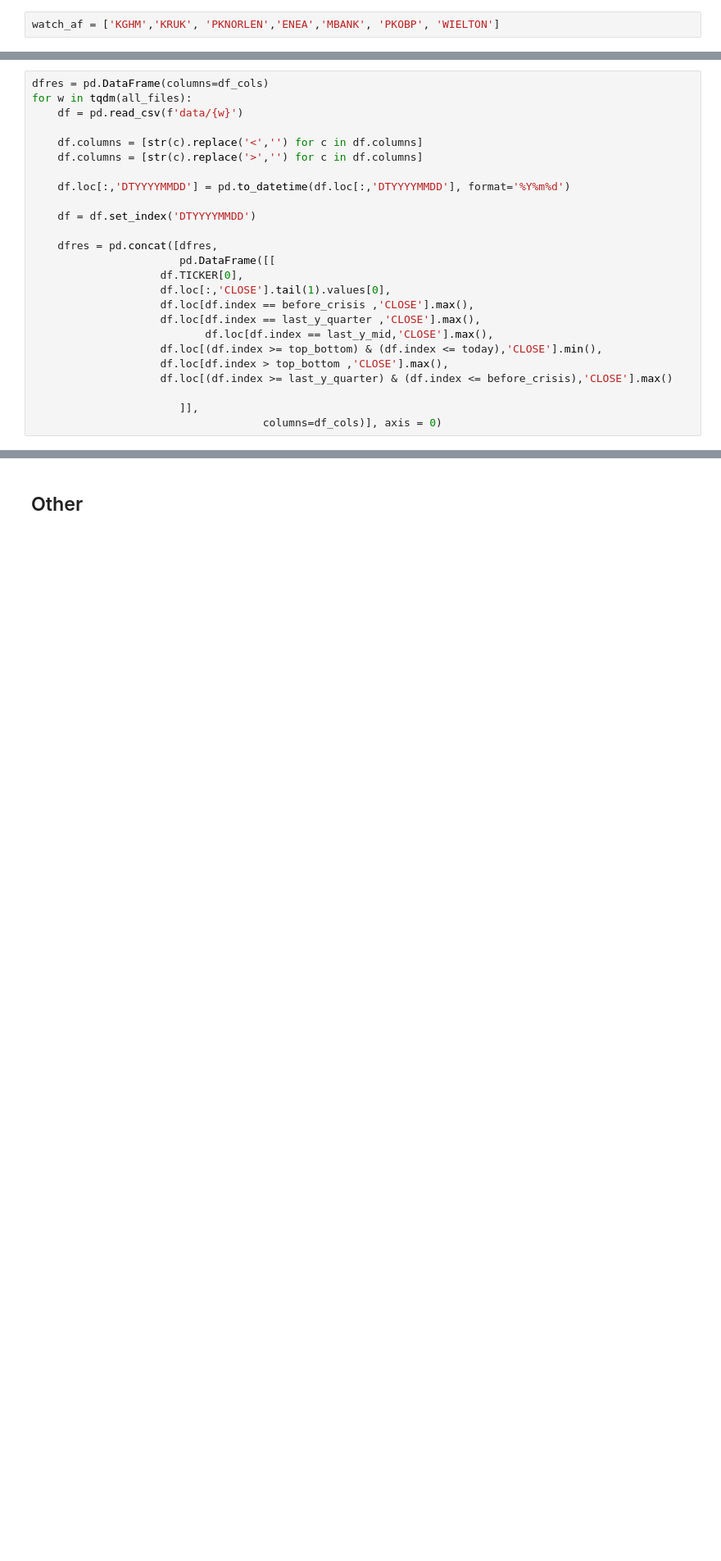
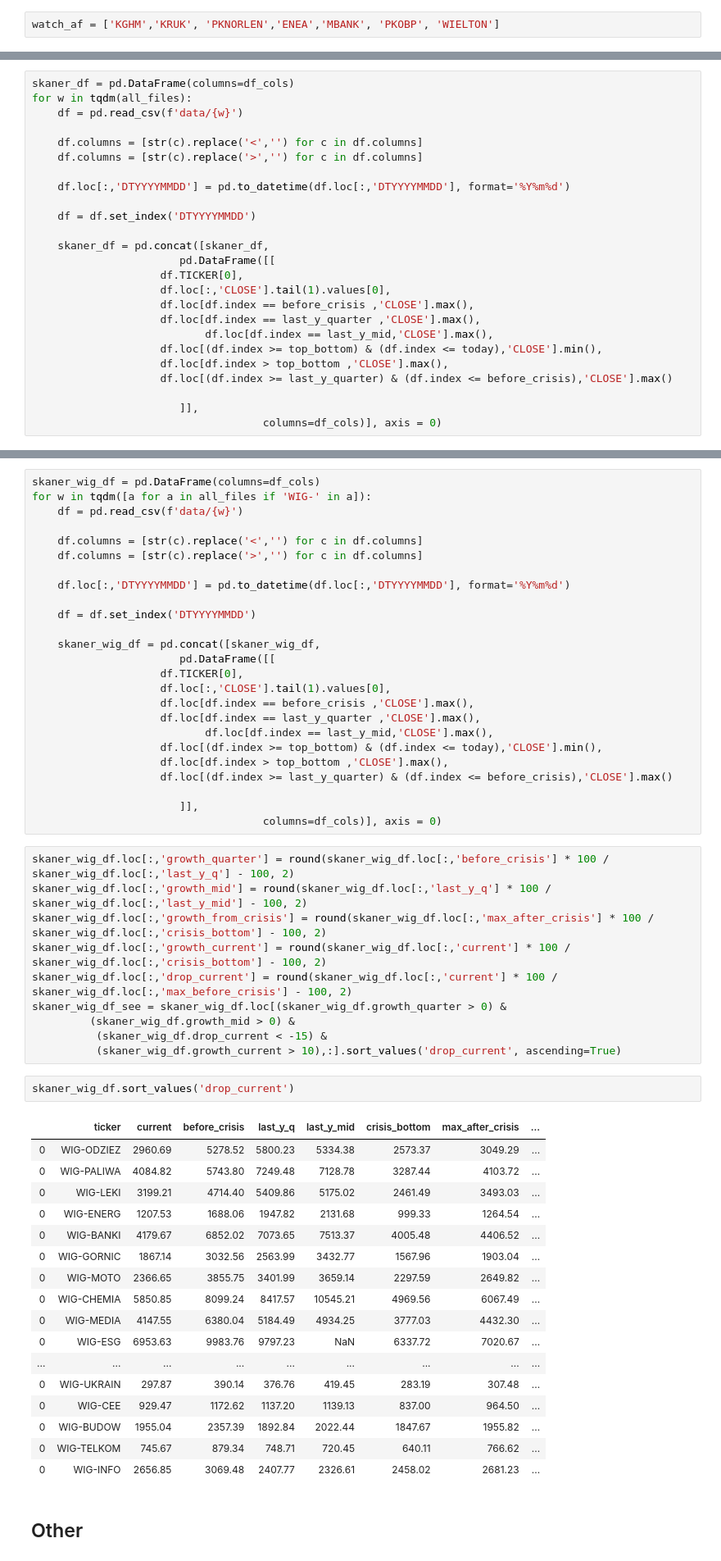
Before and after one commit to showeye/wse_analytics, a Jupyter notebook: bossa.ipynb, the cells around one changed output, grey strips where cells are left out. Shown: that part at 82% size. Drawn from its saved outputs; the diff is of its cells as text; blank space fills up the shorter version.

```diff
--- a/bossa.ipynb
+++ b/bossa.ipynb
@@ -105,5 +150,5 @@ df_cols = ['ticker', 'current', 'before_crisis', 'last_y_q', 'last_y_mid',
 # %%
-dfres = pd.DataFrame(columns=df_cols)
+skaner_df = pd.DataFrame(columns=df_cols)
 for w in tqdm(all_files):
     df = pd.read_csv(f'data/{w}')
 
@@ -114,7 +159,7 @@ for w in tqdm(all_files):
 
     df = df.set_index('DTYYYYMMDD')
 
-    dfres = pd.concat([dfres,
+    skaner_df = pd.concat([skaner_df,
                        pd.DataFrame([[
                     df.TICKER[0],
                     df.loc[:,'CLOSE'].tail(1).values[0],
@@ -147,2 +205,57 @@ dfres.shape
+# %%
+skaner_wig_df = pd.DataFrame(columns=df_cols)
+for w in tqdm([a for a in all_files if 'WIG-' in a]):
+    df = pd.read_csv(f'data/{w}')
+
+    df.columns = [str(c).replace('<','') for c in df.columns]
+    df.columns = [str(c).replace('>','') for c in df.columns]
+
+    df.loc[:,'DTYYYYMMDD'] = pd.to_datetime(df.loc[:,'DTYYYYMMDD'], format='%Y%m%d')
+
+    df = df.set_index('DTYYYYMMDD')
+
+    skaner_wig_df = pd.concat([skaner_wig_df,
+                       pd.DataFrame([[
+                    df.TICKER[0],
+                    df.loc[:,'CLOSE'].tail(1).values[0],
+                    df.loc[df.index == before_crisis ,'CLOSE'].max(),
+                    df.loc[df.index == last_y_quarter ,'CLOSE'].max(),
+                           df.loc[df.index == last_y_mid,'CLOSE'].max(),
+                    df.loc[(df.index >= top_bottom) & (df.index <= today),'CLOSE'].min(),
+                    df.loc[df.index > top_bottom ,'CLOSE'].max(),
+                    df.loc[(df.index >= last_y_quarter) & (df.index <= before_crisis),'CLOSE'].max()
+
+                       ]],
+                                    columns=df_cols)], axis = 0)
+# %%
+skaner_wig_df.loc[:,'growth_quarter'] = round(skaner_wig_df.loc[:,'before_crisis'] * 100 / skaner_wig_df.loc[:,'last_y_q'] - 100, 2)
+skaner_wig_df.loc[:,'growth_mid'] = round(skaner_wig_df.loc[:,'last_y_q'] * 100 / skaner_wig_df.loc[:,'last_y_mid'] - 100, 2)
+skaner_wig_df.loc[:,'growth_from_crisis'] = round(skaner_wig_df.loc[:,'max_after_crisis'] * 100 / skaner_wig_df.loc[:,'crisis_bottom'] - 100, 2)
+skaner_wig_df.loc[:,'growth_current'] = round(skaner_wig_df.loc[:,'current'] * 100 / skaner_wig_df.loc[:,'crisis_bottom'] - 100, 2)
+skaner_wig_df.loc[:,'drop_current'] = round(skaner_wig_df.loc[:,'current'] * 100 / skaner_wig_df.loc[:,'max_before_crisis'] - 100, 2)
+skaner_wig_df_see = skaner_wig_df.loc[(skaner_wig_df.growth_quarter > 0) &
+         (skaner_wig_df.growth_mid > 0) &
+          (skaner_wig_df.drop_current < -15) &
+          (skaner_wig_df.growth_current > 10),:].sort_values('drop_current', ascending=True)
+# %%
+skaner_wig_df.sort_values('drop_current')
+# %% [output]
+|  | ticker | current | before_crisis | last_y_q | last_y_mid | crisis_bottom | max_after_crisis | ... |
+| 0 | WIG-ODZIEZ | 2960.69 | 5278.52 | 5800.23 | 5334.38 | 2573.37 | 3049.29 | ... |
+| 0 | WIG-PALIWA | 4084.82 | 5743.80 | 7249.48 | 7128.78 | 3287.44 | 4103.72 | ... |
+| 0 | WIG-LEKI | 3199.21 | 4714.40 | 5409.86 | 5175.02 | 2461.49 | 3493.03 | ... |
+| 0 | WIG-ENERG | 1207.53 | 1688.06 | 1947.82 | 2131.68 | 999.33 | 1264.54 | ... |
+| 0 | WIG-BANKI | 4179.67 | 6852.02 | 7073.65 | 7513.37 | 4005.48 | 4406.52 | ... |
+| 0 | WIG-GORNIC | 1867.14 | 3032.56 | 2563.99 | 3432.77 | 1567.96 | 1903.04 | ... |
+| 0 | WIG-MOTO | 2366.65 | 3855.75 | 3401.99 | 3659.14 | 2297.59 | 2649.82 | ... |
+| 0 | WIG-CHEMIA | 5850.85 | 8099.24 | 8417.57 | 10545.21 | 4969.56 | 6067.49 | ... |
+| 0 | WIG-MEDIA | 4147.55 | 6380.04 | 5184.49 | 4934.25 | 3777.03 | 4432.30 | ... |
+| 0 | WIG-ESG | 6953.63 | 9983.76 | 9797.23 | NaN | 6337.72 | 7020.67 | ... |
+| ... | ... | ... | ... | ... | ... | ... | ... | ... |
+| 0 | WIG-UKRAIN | 297.87 | 390.14 | 376.76 | 419.45 | 283.19 | 307.48 | ... |
+| 0 | WIG-CEE | 929.47 | 1172.62 | 1137.20 | 1139.13 | 837.00 | 964.50 | ... |
+| 0 | WIG-BUDOW | 1955.04 | 2357.39 | 1892.84 | 2022.44 | 1847.67 | 1955.82 | ... |
+| 0 | WIG-TELKOM | 745.67 | 879.34 | 748.71 | 720.45 | 640.11 | 766.62 | ... |
+| 0 | WIG-INFO | 2656.85 | 3069.48 | 2407.77 | 2326.61 | 2458.02 | 2681.23 | ... |
 # %% [markdown]
 ## Other
```
Also changed, not shown: parts of 20 cells of this notebook.
